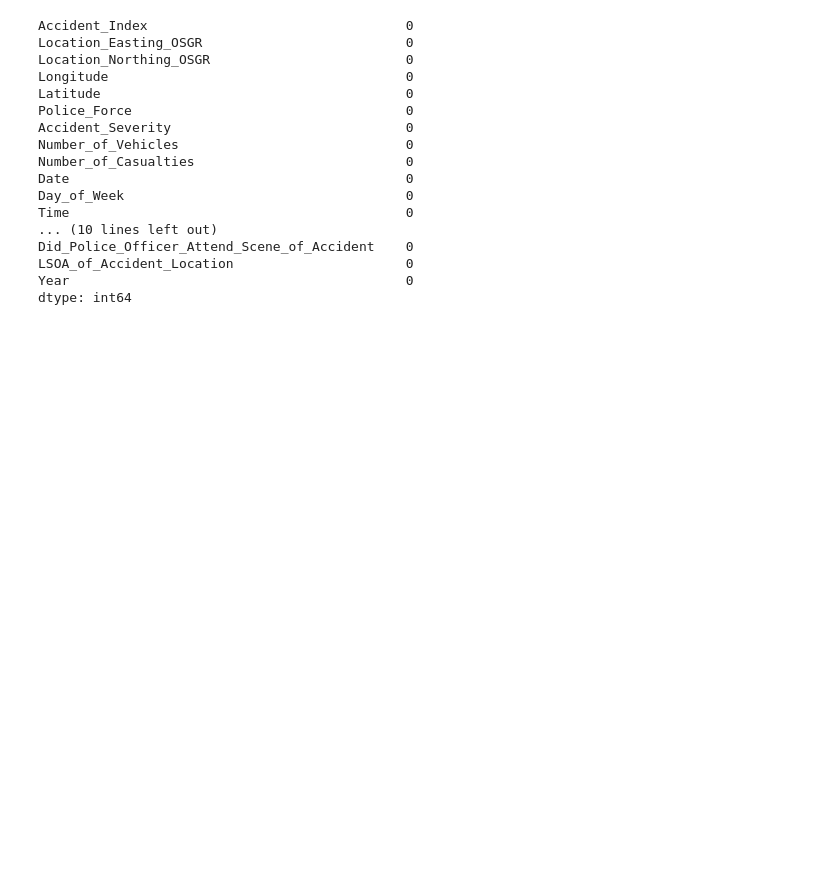
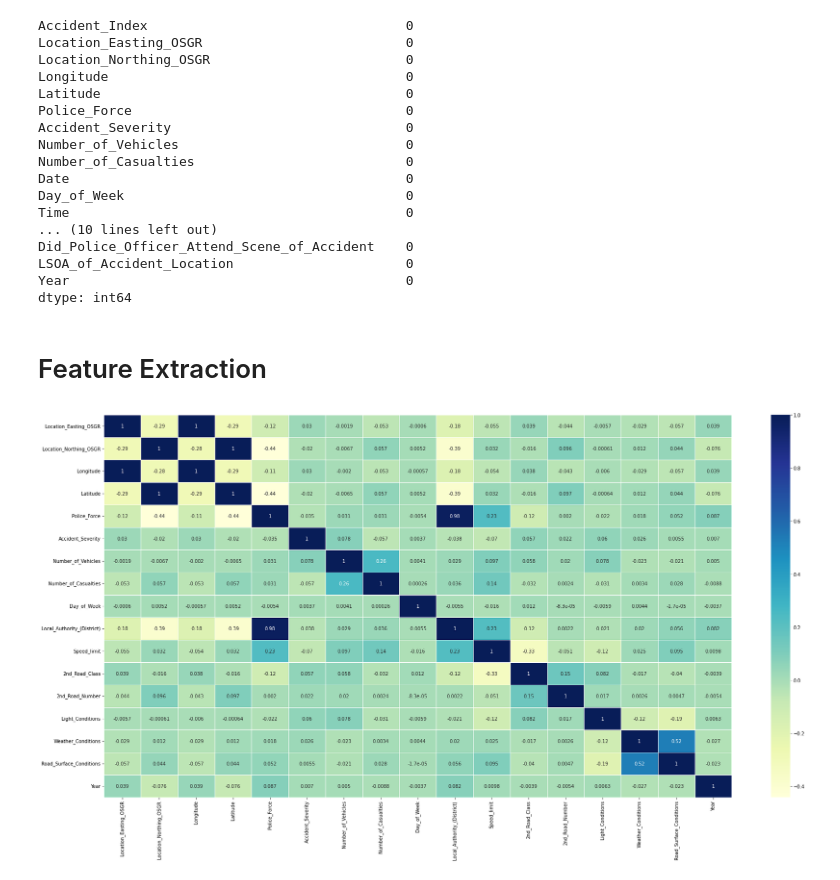
Before and after one commit to divyansh-nishad/nidar-safar, a Jupyter notebook: Machine Learning Model/prediction.ipynb, the cells around one changed output. Drawn from its saved outputs; the diff is of its cells as text; code cells hidden in the pictures; blank space fills up the shorter version.

Commit message:
- visualization

```diff
--- a/Machine Learning Model/prediction.ipynb
+++ b/Machine Learning Model/prediction.ipynb
@@ -176,3 +176,7 @@ df.head()
 | 3 | 201201BS70004 | 524980 | 181030 | -0.200259 | 51.514325 | 1 | ... |
 | 4 | 201201BS70005 | 526170 | 179200 | -0.183773 | 51.497614 | 1 | ... |
 5 rows × 25 columns
+# %%
+#Convert Time column to datetime
+df["Time"]=pd.to_datetime(df["Time"], format='%H:%M').dt.time
+df.head()
@@ -196,3 +208,11 @@ Did_Police_Officer_Attend_Scene_of_Accident    0
 LSOA_of_Accident_Location                      0
 Year                                           0
 dtype: int64
+# %% [markdown]
+# Feature Extraction
+# %%
+plt.figure(figsize=(30,15))
+sns.heatmap(df.corr(), annot=True,linewidths=.5,cmap="YlGnBu" )
+plt.show()
+# %% [output]
+[figure, added]
```
Also changed, not shown: parts of 5 cells of this notebook.
